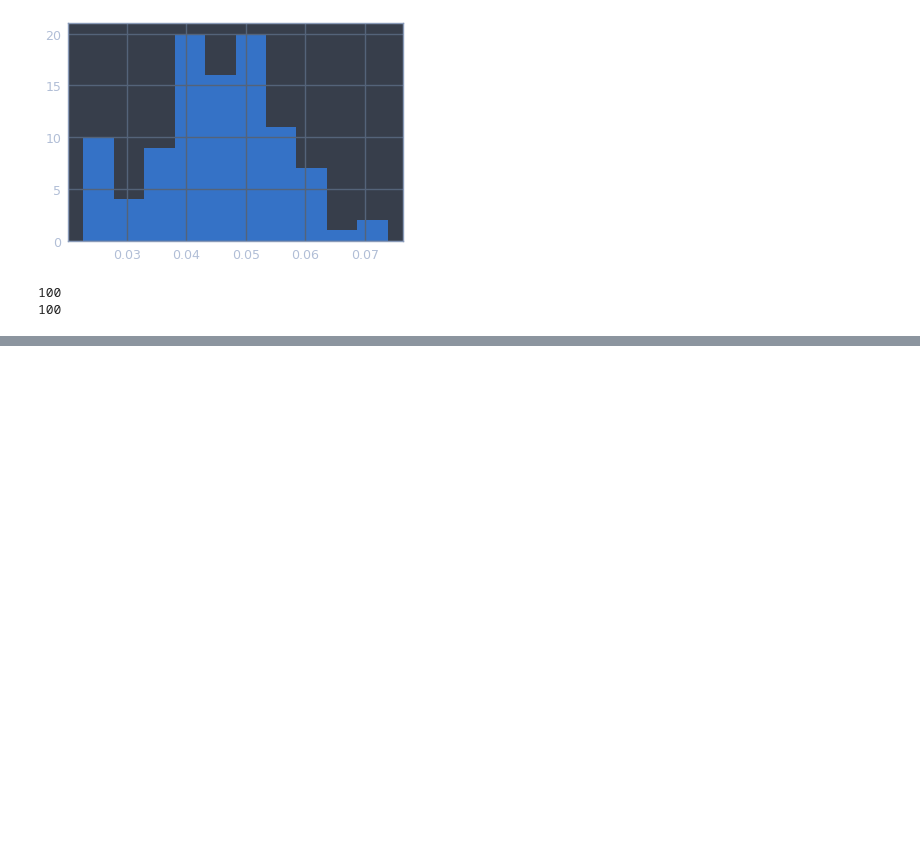
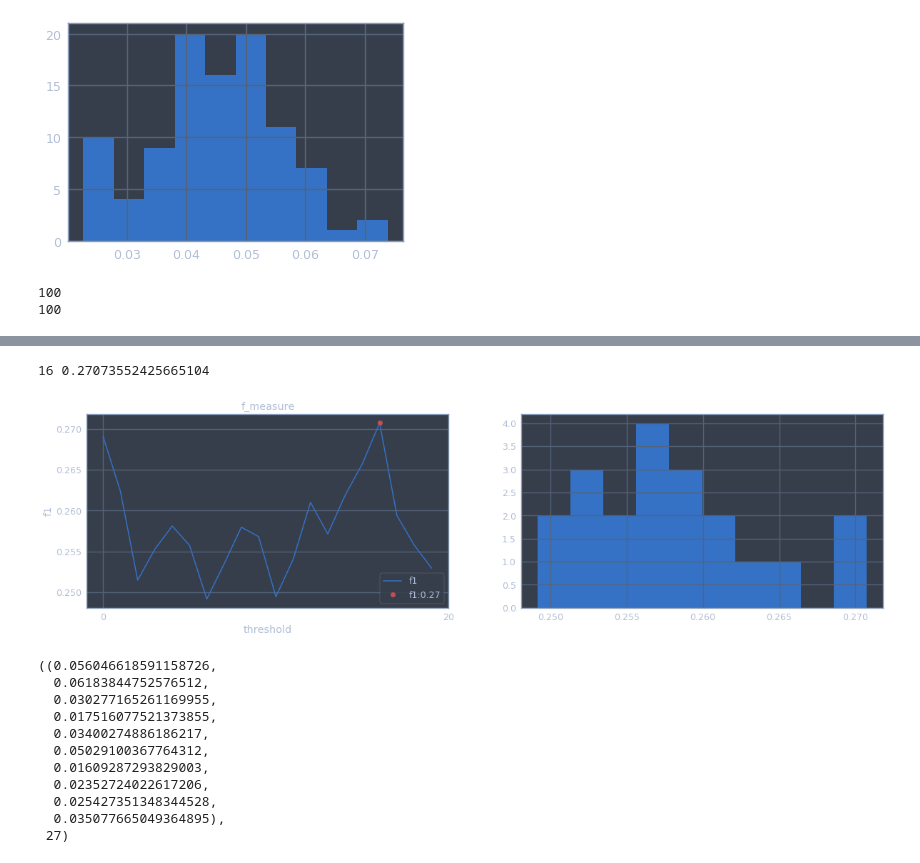
Before and after one commit to aeseg/aeseg, a Jupyter notebook: src/exemple.ipynb, the cells around one changed output, grey strips where cells are left out. Drawn from its saved outputs; the diff is of its cells as text; code cells hidden in the pictures; blank space fills up the shorter version.

```diff
--- a/src/exemple.ipynb
+++ b/src/exemple.ipynb
@@ -260,15 +281,25 @@ print(len(np.unique(t)))
 # %%
 ## Threshold smoothing and smoothing window size
+class_list = ['Alarm_bell_ringing', 'Speech', 'Dog', 'Cat', 'Vacuum_cleaner', 'Dishes', 'Frying', 'Electric_shaver_toothbrush', 'Blender', 'Running_water']
+
+# Create the encoder that will be used
+encoder = Encoder(
+    classes=class_list,
+    temporal_precision = 200,  # ms
+    clip_length = 10,          # s
+    minimal_segment_step = 200 # ms
+)
+
 # Create the optimizer
 optimizer = GenOptimizer(
     {
-        "thresholds": (0.01, 0.9),
+        "threshold": (0.01, 0.09),
         "window_len": [10,13, 15, 17, 19, 21, 23, 25, 27, 29]
     },
 
     encoder = encoder,
-    step = 20,
-    nb_recurse = 1,
+    step = 10,
+    nb_recurse = 2,
     nb_process = 20
 )
 
@@ -295,0 +331,18 @@ Wall time: 4.99 s
+# %%
+f1 = monitor_one(optimizer.results, "f_measure")
+
+display_history(f1)
+# %% [output]
+16 0.27073552425665104
+[figure, added]
+((0.056046618591158726,
+  0.06183844752576512,
+  0.030277165261169955,
+  0.017516077521373855,
+  0.03400274886186217,
+  0.05029100367764312,
+  0.01609287293829003,
+  0.02352724022617206,
+  0.025427351348344528,
+  0.035077665049364895),
+ 27)
```
Also changed, not shown: parts of 6 cells of this notebook, 3 other files.
